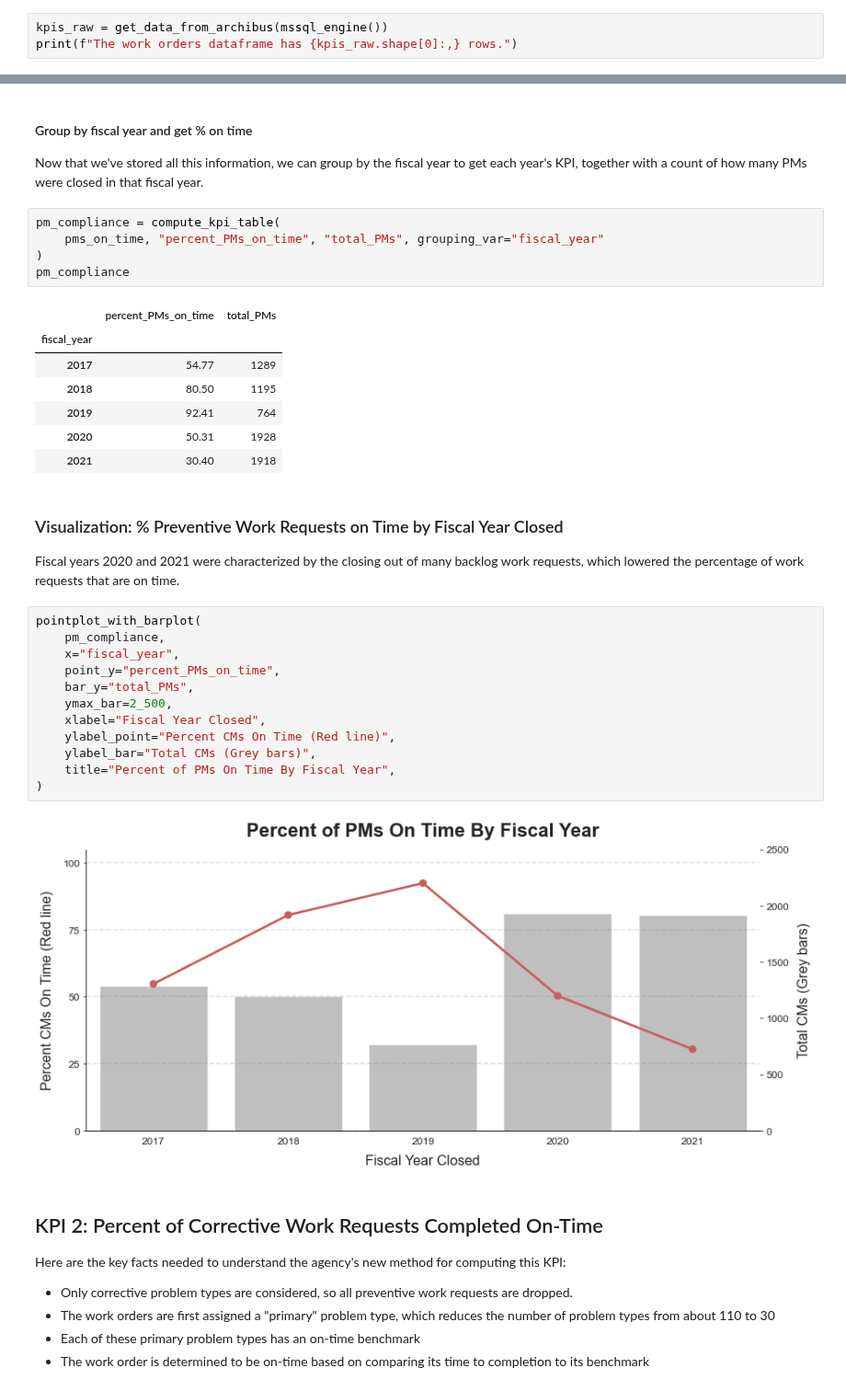
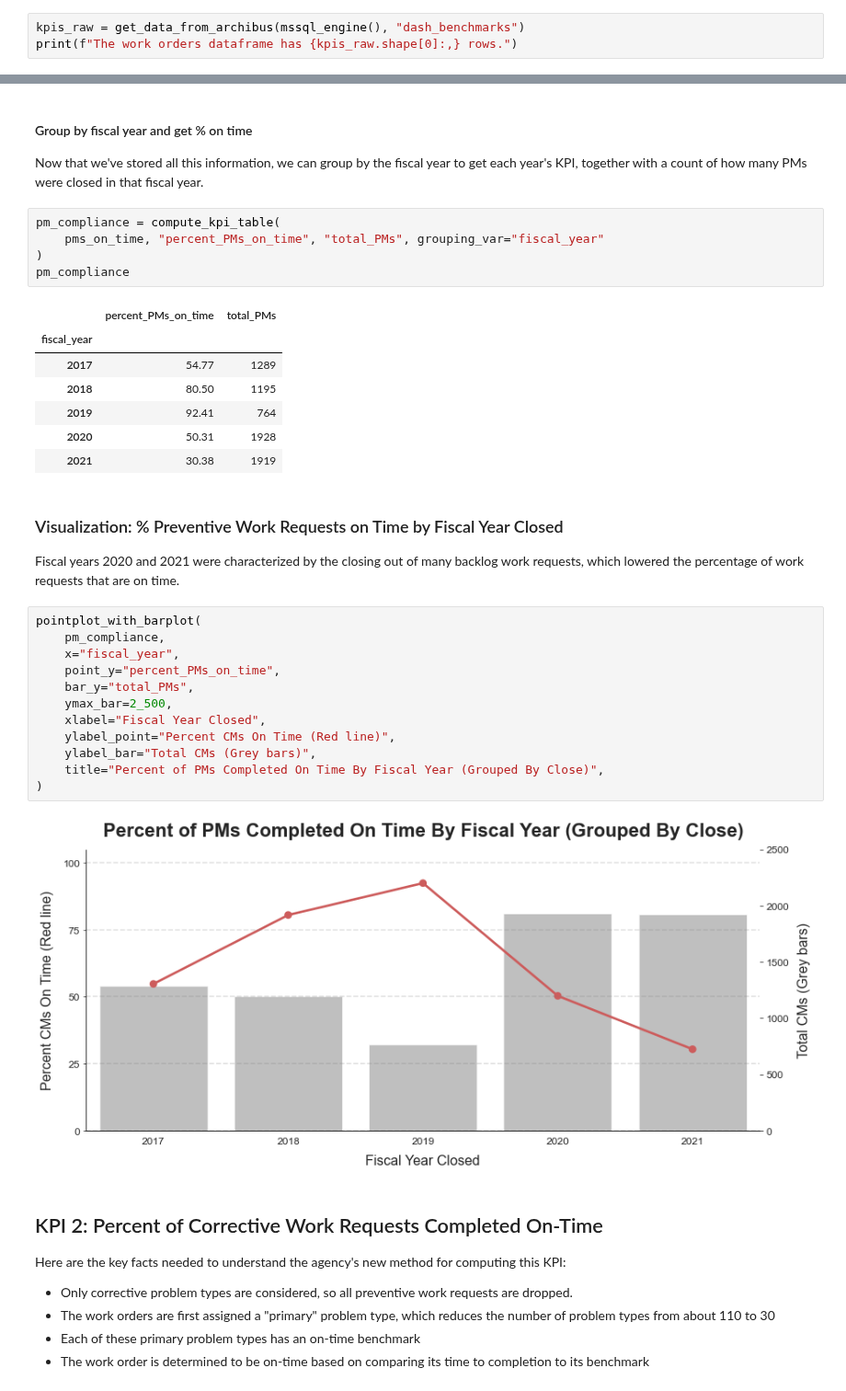
Before and after one commit to department-of-general-services/KPI_central, a Jupyter notebook: FMD_scorecard.ipynb, the cells around one changed output, grey strips where cells are left out. Shown at 92% size. Saved outputs shown, nothing was run; the diff lists cells and outputs as text.

Commit message:
closes branch

```diff
--- a/FMD_scorecard.ipynb
+++ b/FMD_scorecard.ipynb
@@ -61,6 +61,6 @@ The resulting data contains the entire work request history. No filtering by dat
 
 Readers interested in the steps used to create `dash_benchmarks` from the raw operational data can find [the SQL query used to do this here](https://raw.githubusercontent.com/department-of-general-services/fmd_archibus_dashboard/master/create_views_facilities_dashboard.sql).
 # %%
-kpis_raw = get_data_from_archibus(mssql_engine())
+kpis_raw = get_data_from_archibus(mssql_engine(), "dash_benchmarks")
 print(f"The work orders dataframe has {kpis_raw.shape[0]:,} rows.")
 # %% [output]
@@ -230,24 +238,24 @@ pm_compliance
 | 2018 | 80.50 | 1195 |
 | 2019 | 92.41 | 764 |
 | 2020 | 50.31 | 1928 |
-| 2021 | 30.40 | 1918 |
+| 2021 | 30.38 | 1919 |
 # %% [markdown]
 ### Visualization: % Preventive Work Requests on Time by Fiscal Year Closed
 Fiscal years 2020 and 2021 were characterized by the closing out of many backlog work requests, which lowered the percentage of work requests that are on time.
 # %%
 pointplot_with_barplot(
     pm_compliance,
     x="fiscal_year",
     point_y="percent_PMs_on_time",
     bar_y="total_PMs",
     ymax_bar=2_500,
     xlabel="Fiscal Year Closed",
     ylabel_point="Percent CMs On Time (Red line)",
     ylabel_bar="Total CMs (Grey bars)",
-    title="Percent of PMs On Time By Fiscal Year",
+    title="Percent of PMs Completed On Time By Fiscal Year (Grouped By Close)",
 )
 # %% [output]
-[figure, old version]
+[figure, new version]
 # %% [markdown]
 ## KPI 2: Percent of Corrective Work Requests Completed On-Time
 Here are the key facts needed to understand the agency's new method for computing this KPI:
```
Also changed, not shown: parts of 13 cells of this notebook, 1 other file.
